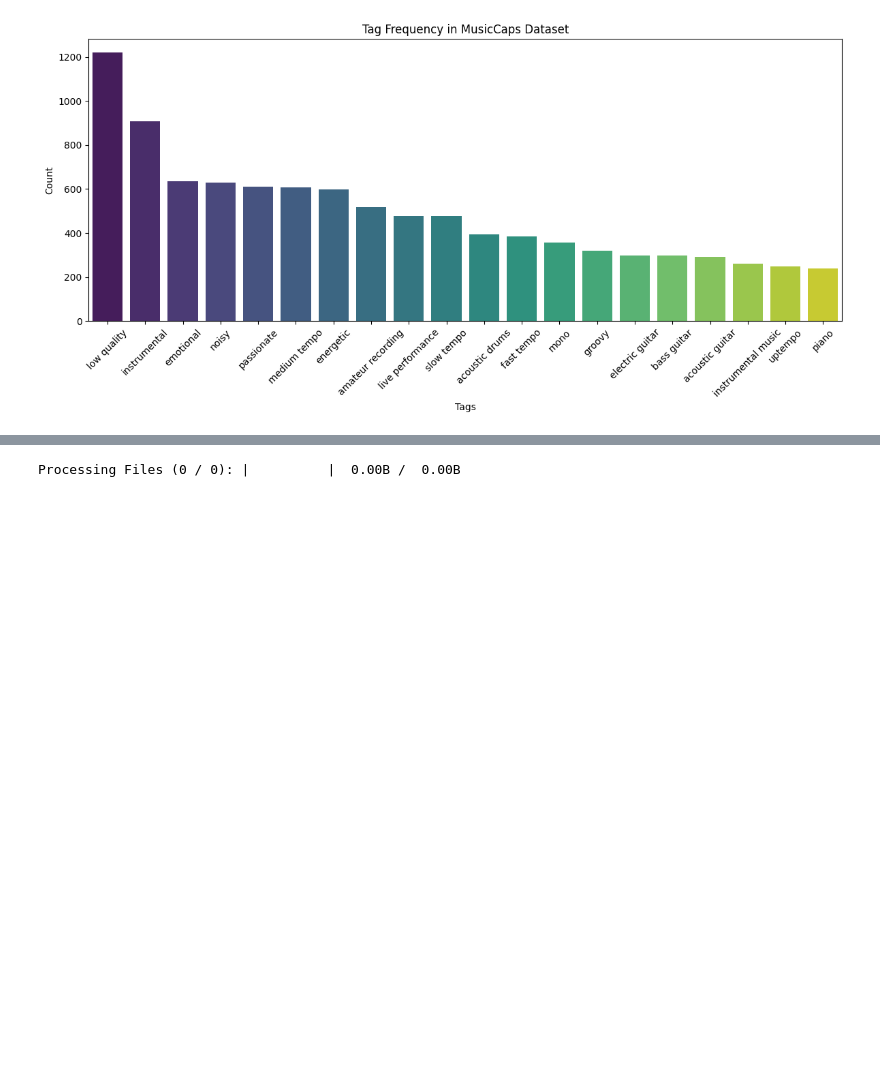
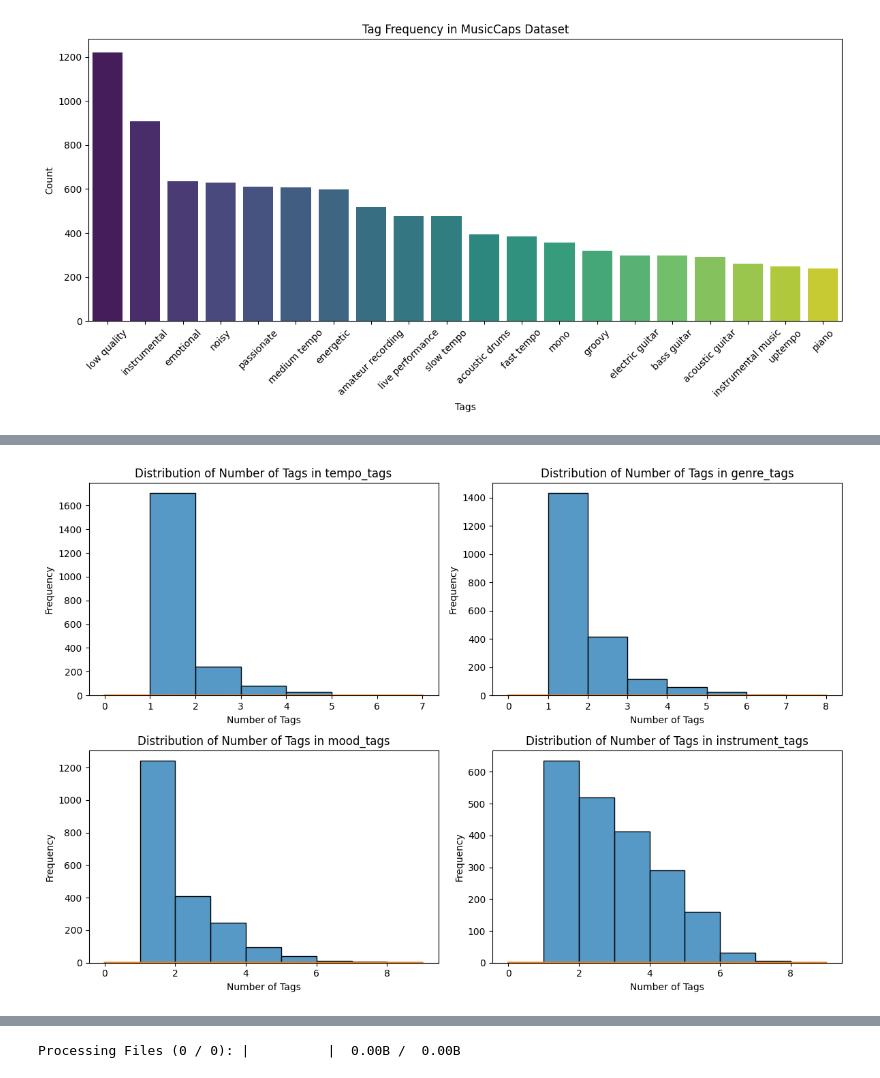
Before and after one commit to BrunoSienkiewicz/ConceptCaps, a Jupyter notebook: notebooks/tags-to-description-dataset.ipynb, the cells around one changed output, grey strips where cells are left out. Drawn from its saved outputs; the diff is of its cells as text; code cells hidden in the pictures; blank space fills up the shorter version.

```diff
--- a/notebooks/tags-to-description-dataset.ipynb
+++ b/notebooks/tags-to-description-dataset.ipynb
@@ -82,0 +120,15 @@ df_train
+# %%
+# Plot distribution of number of tags per category
+tag_columns = ["tempo_tags", "genre_tags", "mood_tags", "instrument_tags"]
+plt.figure(figsize=(12, 8))
+for i, col in enumerate(tag_columns, 1):
+    plt.subplot(2, 2, i)
+    tag_counts = df_train[col].apply(lambda x: len(x.split(', ')))
+    sns.histplot(tag_counts, bins=range(1, tag_counts.max() + 2), kde=False)
+    plt.title(f'Distribution of Number of Tags in {col}')
+    plt.xlabel('Number of Tags')
+    plt.ylabel('Frequency')
+plt.tight_layout()
+plt.show()
+# %% [output]
+[figure, added]
```
Also changed, not shown: parts of 12 cells of this notebook, 5 other files.
